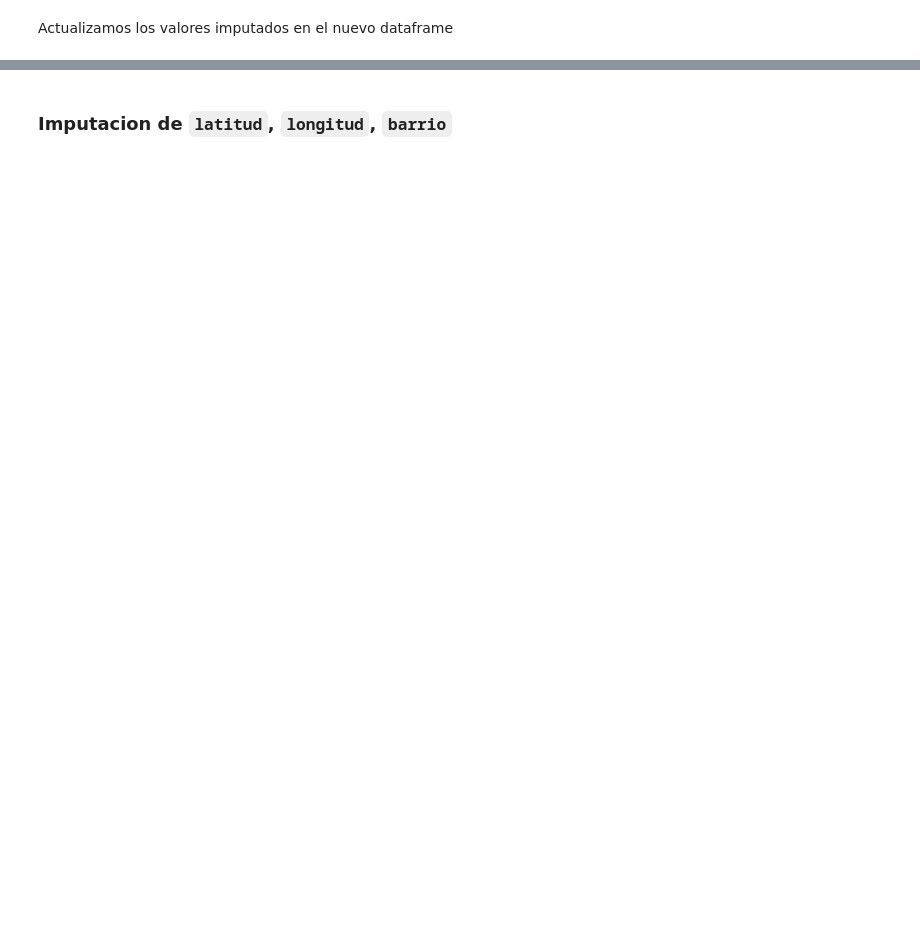
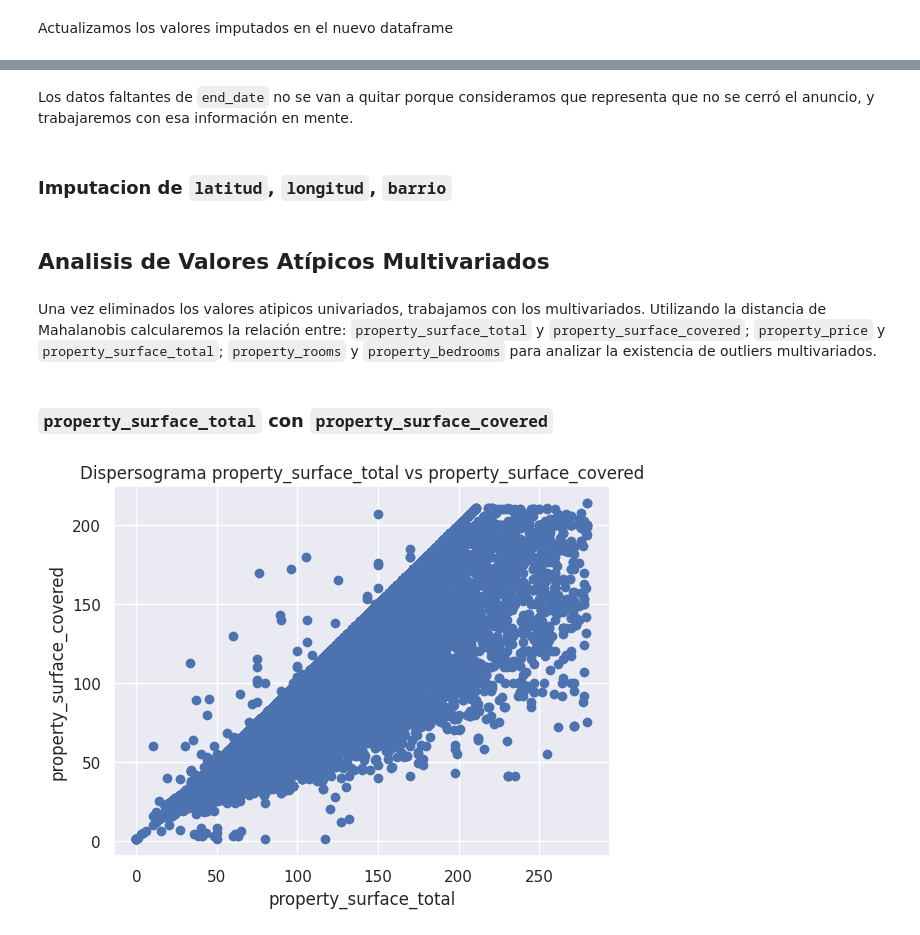
Before and after one commit to ManuSanchez02/7506R-2c2022-GRUPO09, a Jupyter notebook: TP1.ipynb, the cells around one changed output, grey strips where cells are left out. Drawn from its saved outputs; the diff is of its cells as text; code cells hidden in the pictures; blank space fills up the shorter version.

```diff
--- a/TP1.ipynb
+++ b/TP1.ipynb
@@ -416,2 +595,18 @@ dataset_train.isna().sum()
+# %% [markdown]
+Los datos faltantes de `end_date` no se van a quitar porque consideramos que representa que no se cerró el anuncio, y trabajaremos con esa información en mente.
 # %% [markdown]
 ### Imputacion de `latitud`, `longitud`, `barrio`
+# %% [markdown]
+## Analisis de Valores Atípicos Multivariados
+# %% [markdown]
+Una vez eliminados los valores atipicos univariados, trabajamos con los multivariados. Utilizando la distancia de Mahalanobis calcularemos la relación entre: `property_surface_total` y `property_surface_covered`; `property_price` y `property_surface_total`; `property_rooms` y `property_bedrooms` para analizar la existencia de outliers multivariados.
+# %% [markdown]
+### `property_surface_total` con `property_surface_covered`
+# %%
+plt.scatter(dataset_train.property_surface_total,dataset_train.property_surface_covered)
+plt.title('Dispersograma property_surface_total vs property_surface_covered')
+plt.xlabel('property_surface_total')
+plt.ylabel('property_surface_covered')
+plt.show()
+# %% [output]
+[figure, added]
```
Also changed, not shown: parts of 47 cells of this notebook.
